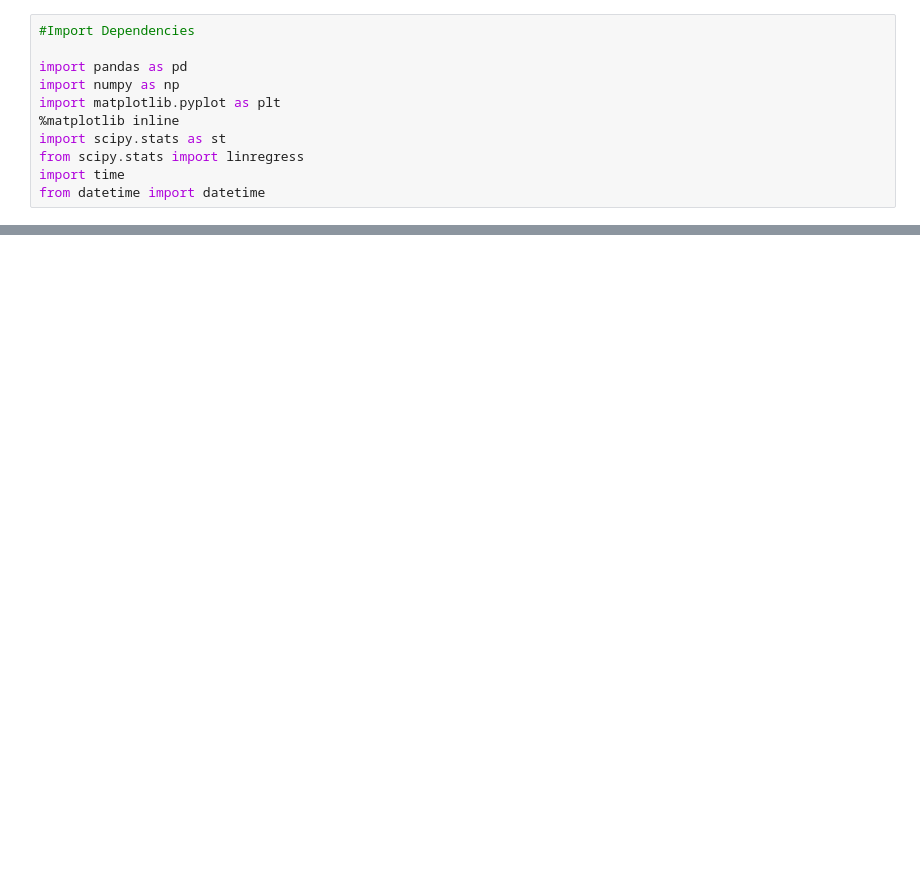
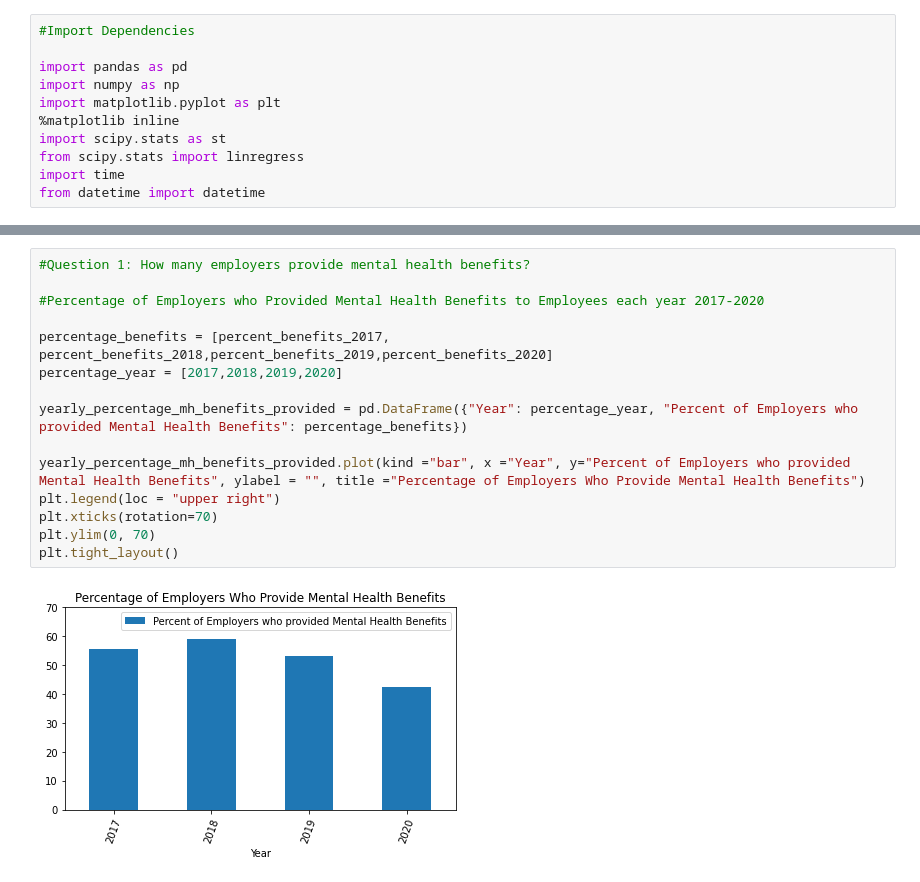
Before and after one commit to bennetyousuf/ProjectOne-MentalHealthinTech, a Jupyter notebook: Mental Health in Tech Data Cleanup.ipynb, the cells around one changed output, grey strips where cells are left out. Cells and saved outputs as stored; diff of their text form; blank space fills up the shorter version.

```diff
--- a/Mental Health in Tech Data Cleanup.ipynb
+++ b/Mental Health in Tech Data Cleanup.ipynb
@@ -186,0 +367,17 @@ count_drug_regimen_df.plot(kind = "bar", title = "Total Measurements per Drug Re
+# %%
+#Question 1: How many employers provide mental health benefits?
+
+#Percentage of Employers who Provided Mental Health Benefits to Employees each year 2017-2020
+
+percentage_benefits = [percent_benefits_2017, percent_benefits_2018,percent_benefits_2019,percent_benefits_2020]
+percentage_year = [2017,2018,2019,2020]
+
+yearly_percentage_mh_benefits_provided = pd.DataFrame({"Year": percentage_year, "Percent of Employers who provided Mental Health Benefits": percentage_benefits})
+
+yearly_percentage_mh_benefits_provided.plot(kind ="bar", x ="Year", y="Percent of Employers who provided Mental Health Benefits", ylabel = "", title ="Percentage of Employers Who Provide Mental Health Benefits")
+plt.legend(loc = "upper right")
+plt.xticks(rotation=70)
+plt.ylim(0, 70)
+plt.tight_layout()
+# %% [output]
+[figure, added]
```
Also changed, not shown: parts of 64 cells of this notebook, 3 other files.
